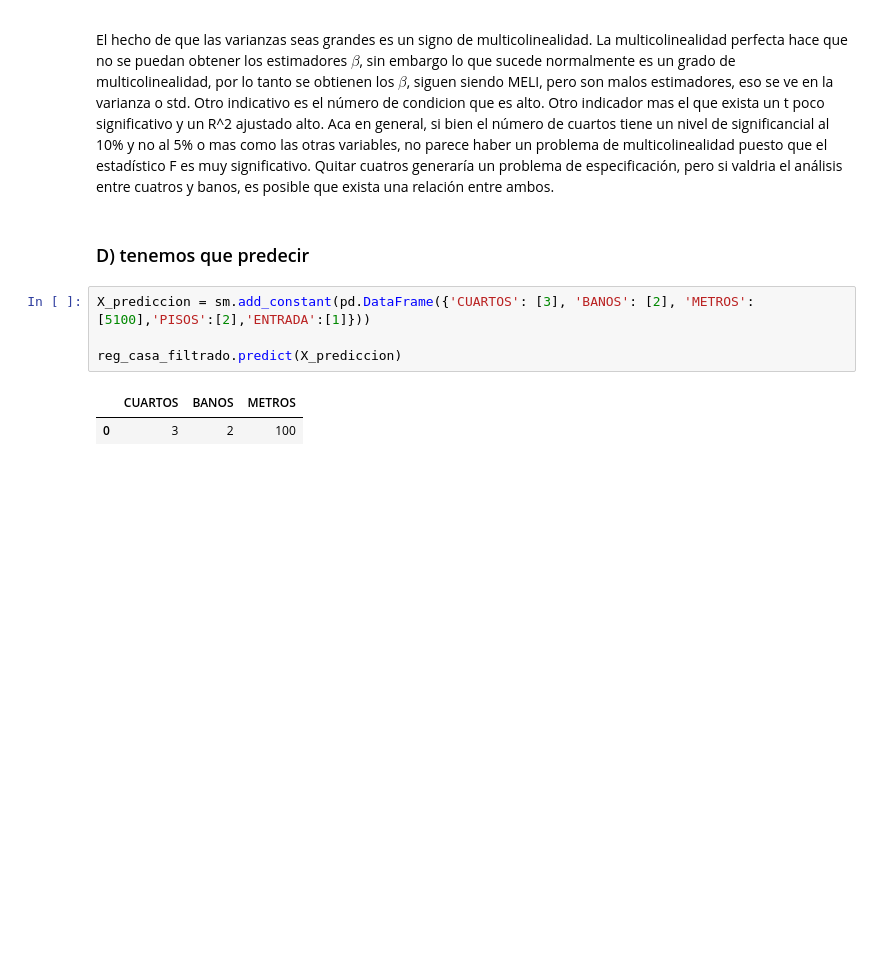
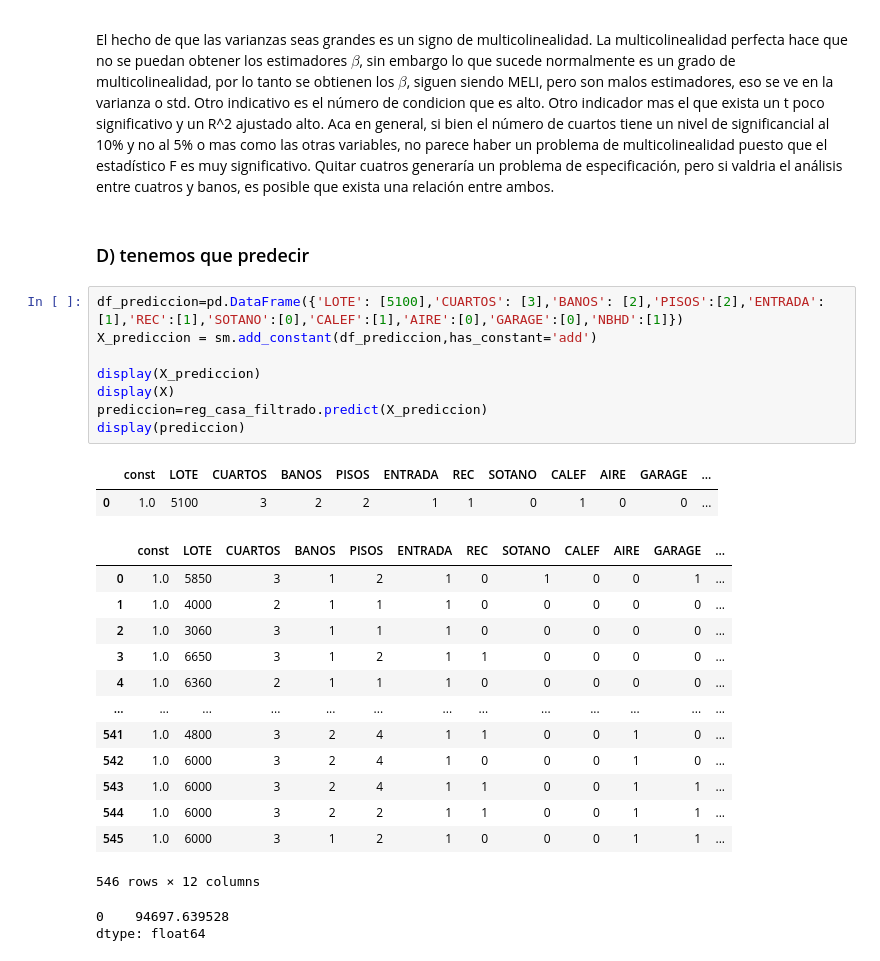
Before and after one commit to carbonecar/modelado_estocastico, a Jupyter notebook: clase_04/ejer_4.ipynb, the cells around one changed output. Cells and saved outputs as stored; diff of their text form; blank space fills up the shorter version.

```diff
--- a/clase_04/ejer_4.ipynb
+++ b/clase_04/ejer_4.ipynb
@@ -127,9 +140,28 @@ Aca en general, si bien el número de cuartos tiene un nivel de significancial a
 # %% [markdown]
 ### D) tenemos que predecir
 # %%
-X_prediccion = sm.add_constant(pd.DataFrame({'CUARTOS': [3], 'BANOS': [2], 'METROS': [5100],'PISOS':[2],'ENTRADA':[1]}))
+df_prediccion=pd.DataFrame({'LOTE': [5100],'CUARTOS': [3],'BANOS': [2],'PISOS':[2],'ENTRADA':[1],'REC':[1],'SOTANO':[0],'CALEF':[1],'AIRE':[0],'GARAGE':[0],'NBHD':[1]})
+X_prediccion = sm.add_constant(df_prediccion,has_constant='add')
 
-reg_casa_filtrado.predict(X_prediccion)
+display(X_prediccion)
+display(X)
+prediccion=reg_casa_filtrado.predict(X_prediccion)
+display(prediccion)
 # %% [output]
-|  | CUARTOS | BANOS | METROS |
-| 0 | 3 | 2 | 100 |
+|  | const | LOTE | CUARTOS | BANOS | PISOS | ENTRADA | REC | SOTANO | CALEF | AIRE | GARAGE | ... |
+| 0 | 1.0 | 5100 | 3 | 2 | 2 | 1 | 1 | 0 | 1 | 0 | 0 | ... |
+|  | const | LOTE | CUARTOS | BANOS | PISOS | ENTRADA | REC | SOTANO | CALEF | AIRE | GARAGE | ... |
+| 0 | 1.0 | 5850 | 3 | 1 | 2 | 1 | 0 | 1 | 0 | 0 | 1 | ... |
+| 1 | 1.0 | 4000 | 2 | 1 | 1 | 1 | 0 | 0 | 0 | 0 | 0 | ... |
+| 2 | 1.0 | 3060 | 3 | 1 | 1 | 1 | 0 | 0 | 0 | 0 | 0 | ... |
+| 3 | 1.0 | 6650 | 3 | 1 | 2 | 1 | 1 | 0 | 0 | 0 | 0 | ... |
+| 4 | 1.0 | 6360 | 2 | 1 | 1 | 1 | 0 | 0 | 0 | 0 | 0 | ... |
+| ... | ... | ... | ... | ... | ... | ... | ... | ... | ... | ... | ... | ... |
+| 541 | 1.0 | 4800 | 3 | 2 | 4 | 1 | 1 | 0 | 0 | 1 | 0 | ... |
+| 542 | 1.0 | 6000 | 3 | 2 | 4 | 1 | 0 | 0 | 0 | 1 | 0 | ... |
+| 543 | 1.0 | 6000 | 3 | 2 | 4 | 1 | 1 | 0 | 0 | 1 | 1 | ... |
+| 544 | 1.0 | 6000 | 3 | 2 | 2 | 1 | 1 | 0 | 0 | 1 | 1 | ... |
+| 545 | 1.0 | 6000 | 3 | 1 | 2 | 1 | 0 | 0 | 0 | 1 | 1 | ... |
+546 rows × 12 columns
+0    94697.639528
+dtype: float64
```
Also changed, not shown: parts of 4 cells of this notebook, 7 other files.
